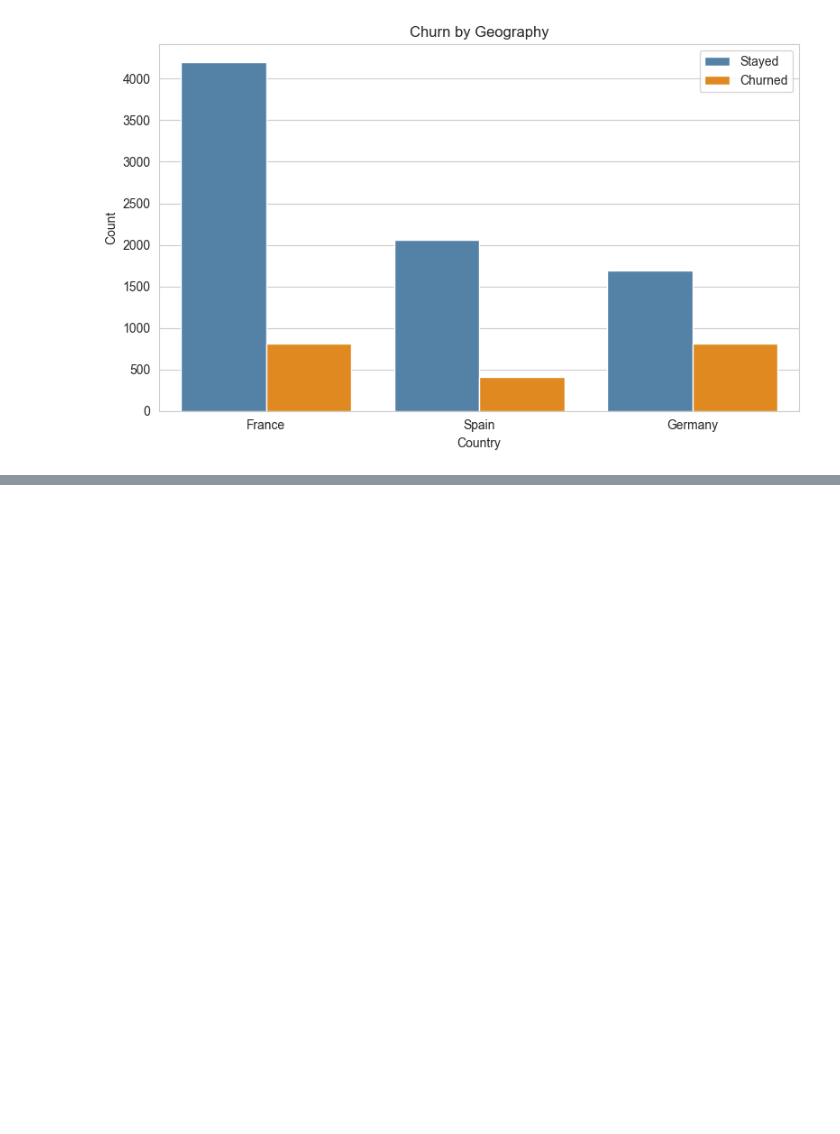
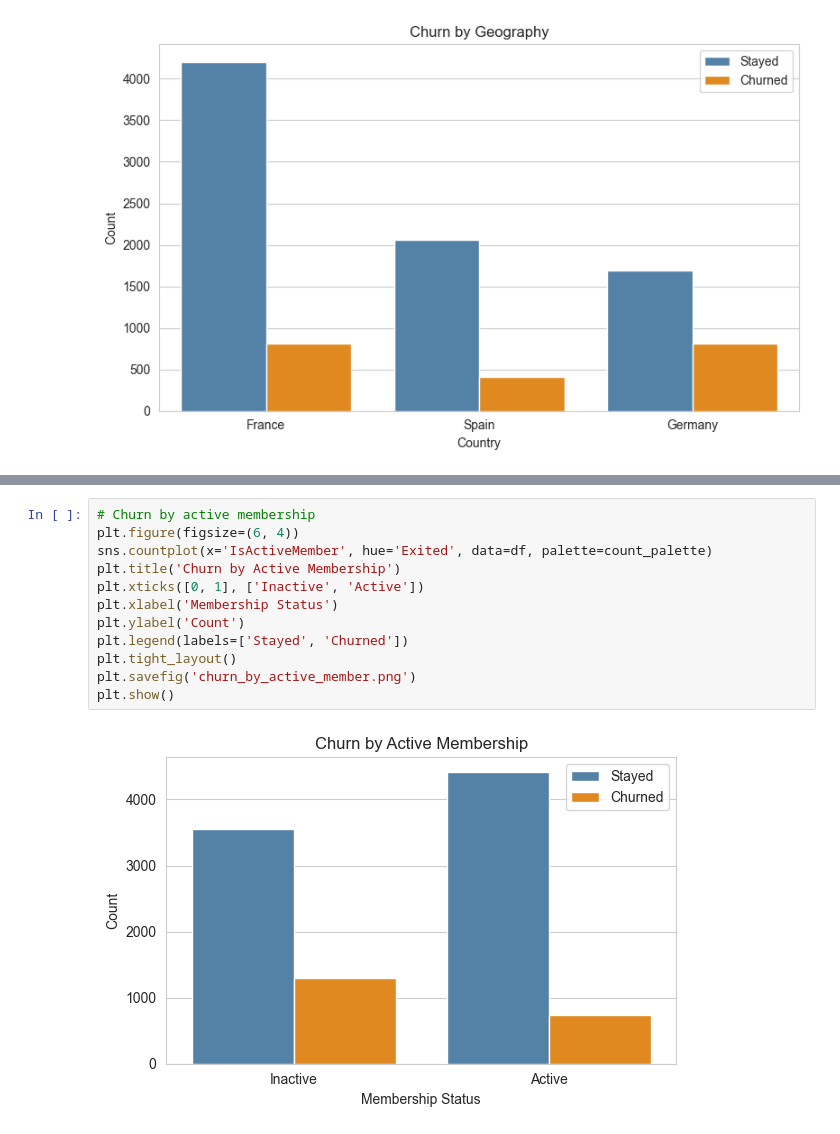
Before and after one commit to noelle-mburu/customer-churn-prediction, a Jupyter notebook: churn_analysis.ipynb, the cells around one changed output, grey strips where cells are left out. Drawn from its saved outputs; the diff is of its cells as text; blank space fills up the shorter version.

```diff
--- a/churn_analysis.ipynb
+++ b/churn_analysis.ipynb
@@ -185,0 +196,14 @@ plt.show()
+# %%
+# Churn by active membership
+plt.figure(figsize=(6, 4))
+sns.countplot(x='IsActiveMember', hue='Exited', data=df, palette=count_palette)
+plt.title('Churn by Active Membership')
+plt.xticks([0, 1], ['Inactive', 'Active'])
+plt.xlabel('Membership Status')
+plt.ylabel('Count')
+plt.legend(labels=['Stayed', 'Churned'])
+plt.tight_layout()
+plt.savefig('churn_by_active_member.png')
+plt.show()
+# %% [output]
+[figure, added]
```
Also changed, not shown: parts of 3 cells of this notebook, 2 other files.
